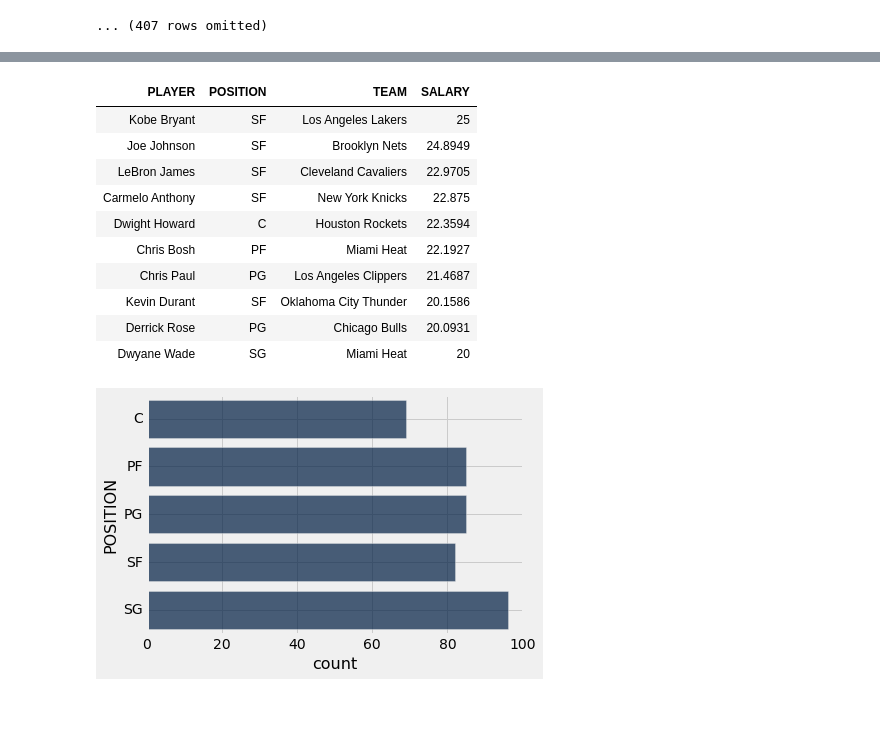
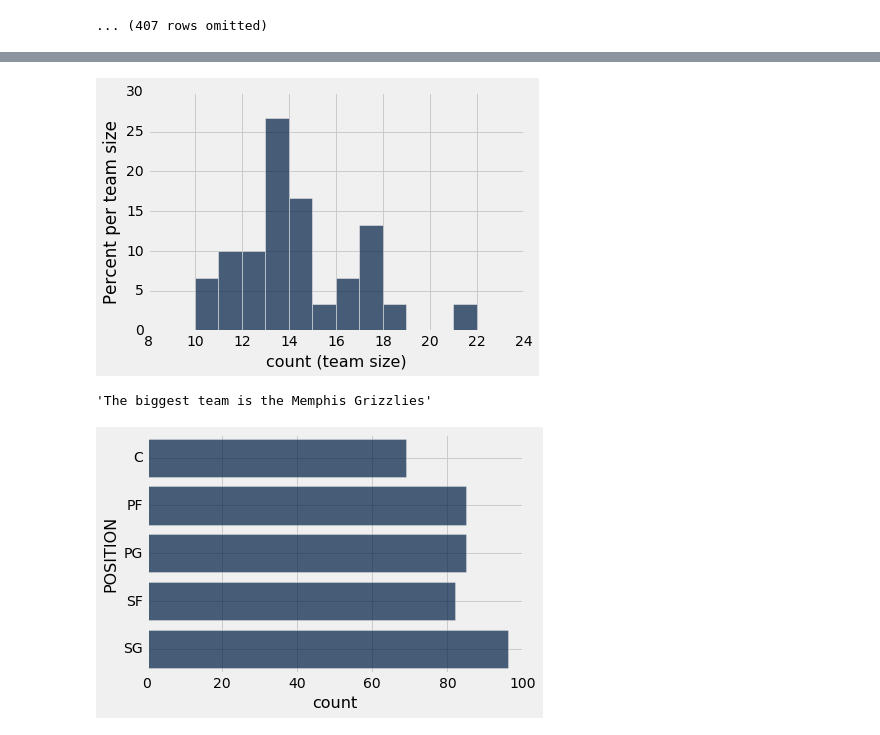
Before and after one commit to data-8r/course-assets, a Jupyter notebook: lectures/lecture13.ipynb, the cells around one changed output, grey strips where cells are left out. Cells and saved outputs as stored; diff of their text form; code cells hidden in the pictures; blank space fills up the shorter version.

```diff
--- a/lectures/lecture13.ipynb
+++ b/lectures/lecture13.ipynb
@@ -423,2 +57,0 @@ nba_salaries
-# %%
-nba = nba_salaries.relabeled("'15-'16 SALARY", "SALARY")
@@ -461,2 +57,0 @@ nba.take(np.arange(3))
-# %%
-nba.sort("SALARY").take(np.arange(10))
@@ -475,19 +58,17 @@ nba.sort("SALARY").take(np.arange(10))
-# %%
-nba.sort("SALARY", descending=True).take(np.arange(10))
-# %% [output]
-| PLAYER | POSITION | TEAM | SALARY |
-| Kobe Bryant | SF | Los Angeles Lakers | 25 |
-| Joe Johnson | SF | Brooklyn Nets | 24.8949 |
-| LeBron James | SF | Cleveland Cavaliers | 22.9705 |
-| Carmelo Anthony | SF | New York Knicks | 22.875 |
-| Dwight Howard | C | Houston Rockets | 22.3594 |
-| Chris Bosh | PF | Miami Heat | 22.1927 |
-| Chris Paul | PG | Los Angeles Clippers | 21.4687 |
-| Kevin Durant | SF | Oklahoma City Thunder | 20.1586 |
-| Derrick Rose | PG | Chicago Bulls | 20.0931 |
-| Dwyane Wade | SG | Miami Heat | 20 |
-# %%
-nba.sort("SALARY", descending=True).take(np.arange(10))
+# %%
+nba.group("TEAM").hist("count", bins=np.arange(8, 24, 1), unit="team size")
+# %% [output]
+[figure, added]
+# %%
+team_name = nba\
+.group("TEAM")\
+.sort("count", descending=True)\
+.column("TEAM")\
+.item(0)
+
+"The biggest team is the " + team_name
+# %% [output]
+'The biggest team is the Memphis Grizzlies'
 # %%
 nba.group_barh("POSITION")
 # %% [output]
```
Also changed, not shown: parts of 51 cells of this notebook, 14 other files.
